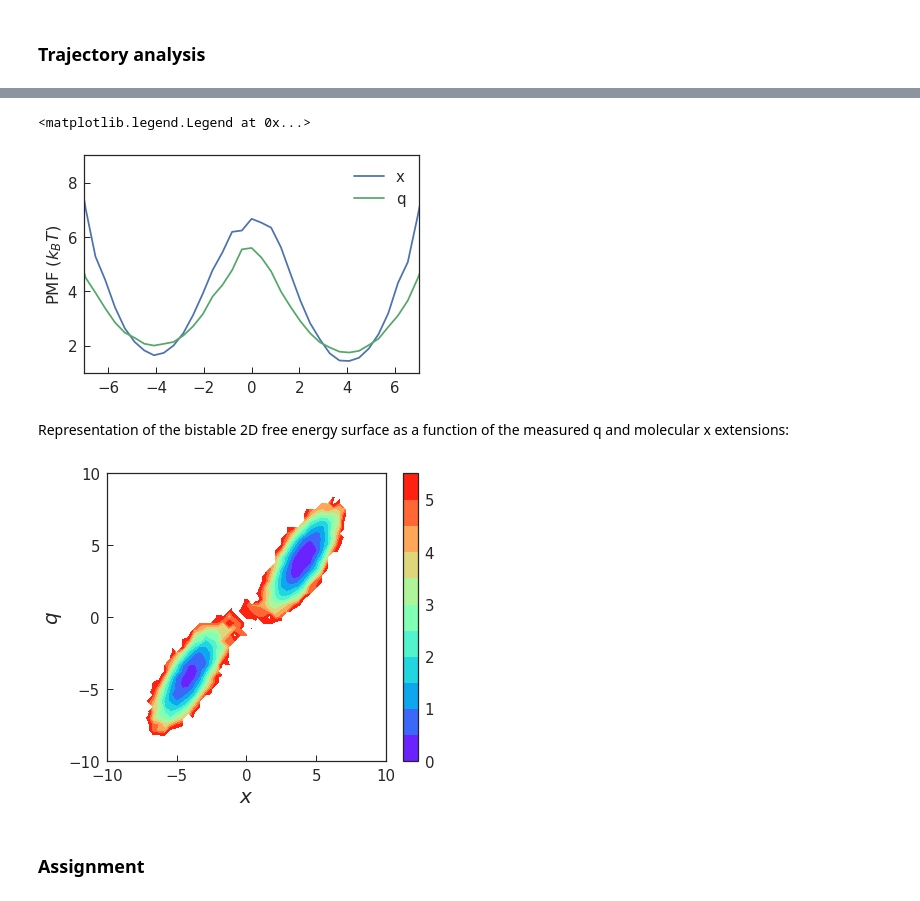
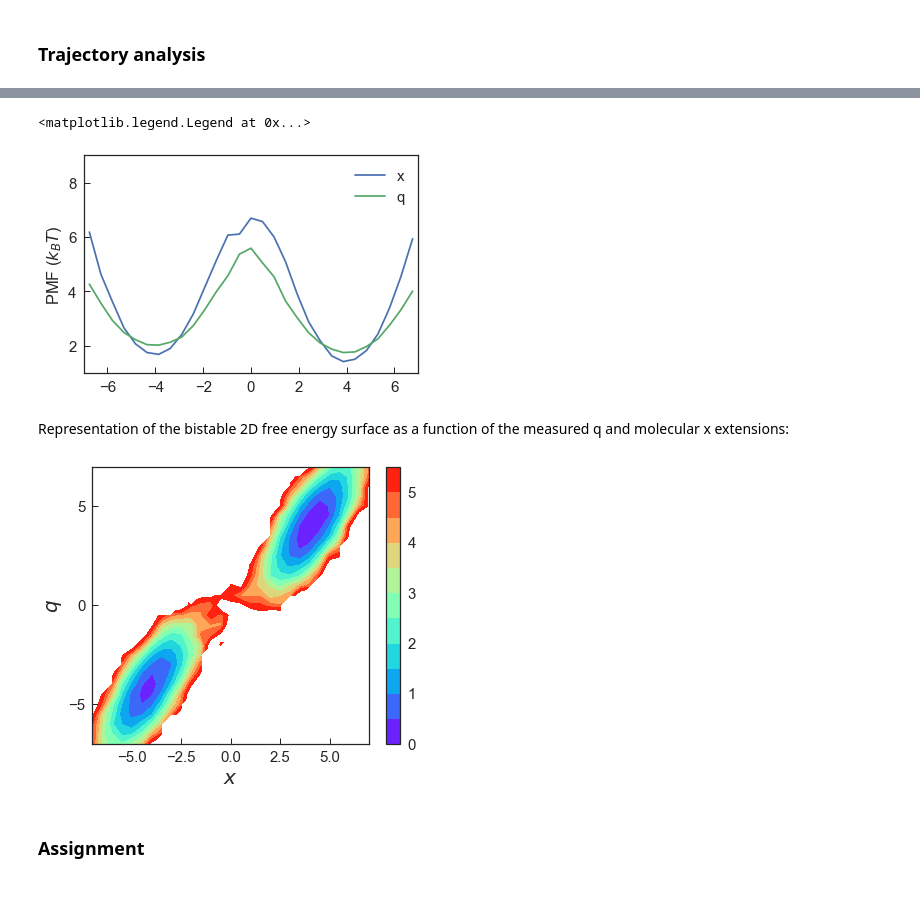
Before and after one commit to BioKT/MasterMSM, a Jupyter notebook: examples/brownian_dynamics_2D/2D_smFS_MSM.ipynb, the cells around one changed output, grey strips where cells are left out. Drawn from its saved outputs; the diff is of its cells as text; code cells hidden in the pictures.

```diff
--- a/examples/brownian_dynamics_2D/2D_smFS_MSM.ipynb
+++ b/examples/brownian_dynamics_2D/2D_smFS_MSM.ipynb
@@ -40,10 +44,10 @@ plt.tight_layout(h_pad=0)
 # %%
 fig, ax = plt.subplots(figsize=(6,4))
-hist, bin_edges = np.histogram(data[:,1], bins=np.linspace(-10,10,50), normed=True)
+hist, bin_edges = np.histogram(data[:,1], bins=np.linspace(-7,7,30), normed=True)
 bin_centers = [0.5*(bin_edges[i]+bin_edges[i+1]) \
                for i in range(len(bin_edges)-1)]
 ax.plot(bin_centers, -np.log(hist),label="x")
-hist, bin_edges = np.histogram(data[:,2], bins=np.linspace(-10,10,50), normed=True)
+hist, bin_edges = np.histogram(data[:,2], bins=np.linspace(-7,7,30), normed=True)
 bin_centers = [0.5*(bin_edges[i]+bin_edges[i+1]) \
                for i in range(len(bin_edges)-1)]
 ax.plot(bin_centers, -np.log(hist),label="q")
@@ -54,29 +58,29 @@ ax.set_ylabel('PMF ($k_BT$)')
 ax.legend()
 # %% [output]
 <matplotlib.legend.Legend at 0x...>
-[figure, old version]
+[figure, new version]
 # %% [markdown]
 Representation of the bistable 2D free energy surface as a function of the measured q and molecular x extensions:
 # %%
 H, x_edges, y_edges = np.histogram2d(data[:,1],data[:,2], \
-            bins=[np.linspace(-10,10,50), np.linspace(-10,10,50)])
+            bins=[np.linspace(-7,7,30), np.linspace(-7,7,30)])
 
 fig, ax = plt.subplots(figsize=(6,5))
 pmf = -np.log(H.transpose())
 pmf -= np.min(pmf)
 cs = ax.contourf(pmf, extent=[x_edges.min(), x_edges.max(), \
                      y_edges.min(), y_edges.max()], \
                    cmap=cm.rainbow, levels=np.arange(0, 6,0.5))
 
 cbar = plt.colorbar(cs)
-ax.set_xlim(-10,10)
-ax.set_ylim(-10,10)
-ax.set_yticks(range(-10,11,5))
+ax.set_xlim(-7,7)
+ax.set_ylim(-7,7)
+ax.set_yticks(range(-5,6,5))
 ax.set_xlabel('$x$', fontsize=20)
 ax.set_ylabel('$q$', fontsize=20)
 plt.tight_layout()
 # %% [output]
-[figure, old version]
+[figure, new version]
 # %% [markdown]
 ### Assignment
 # %% [markdown]
```
Also changed, not shown: parts of 10 cells of this notebook.
